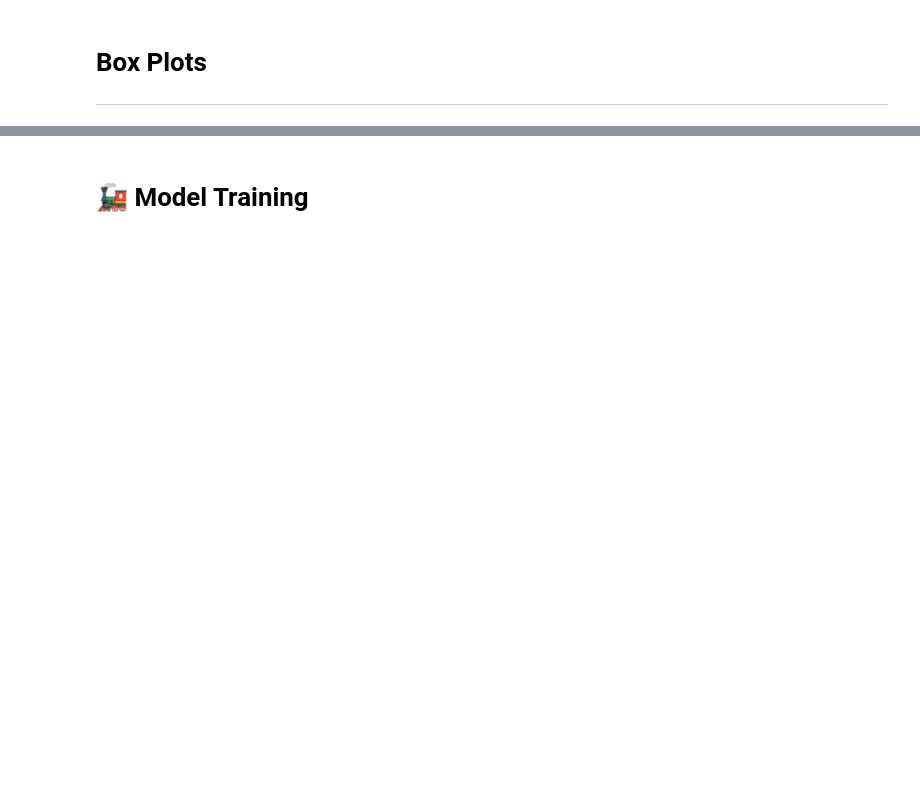
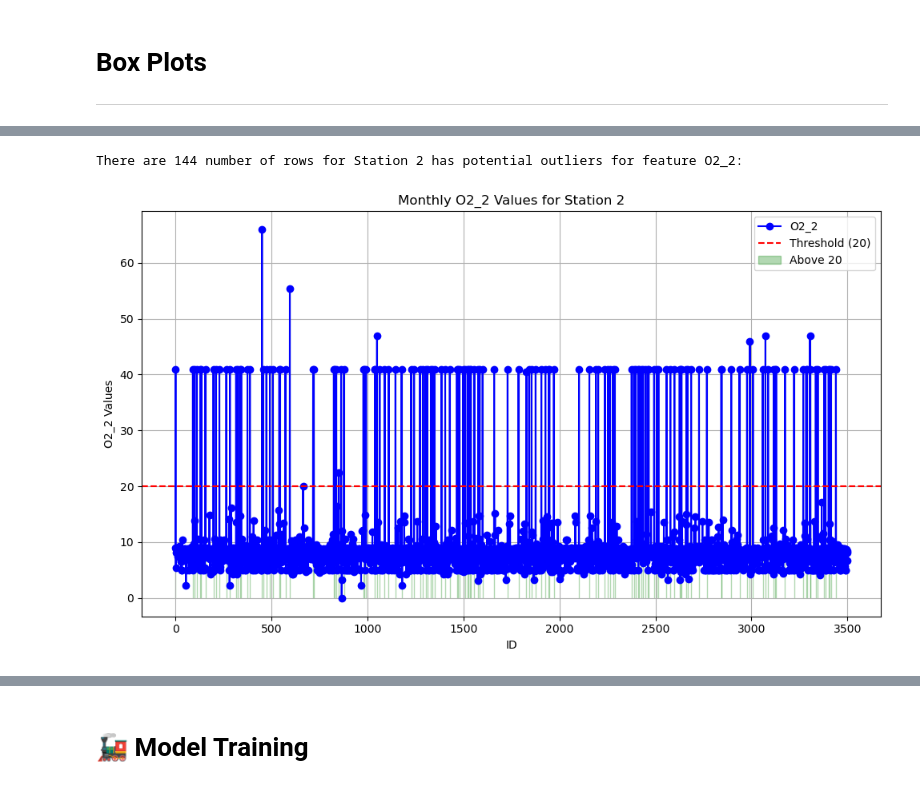
Before and after one commit to tonyhollaar/kaggle-competitions, a Jupyter notebook: improve-a-fixed-model-the-data-centric-way.ipynb, the cells around one changed output, grey strips where cells are left out. Saved outputs shown, nothing was run; the diff lists cells and outputs as text; code cells hidden in the pictures; blank space fills up the shorter version.

```diff
--- a/improve-a-fixed-model-the-data-centric-way.ipynb
+++ b/improve-a-fixed-model-the-data-centric-way.ipynb
@@ -295,0 +634,24 @@ fig.show()
+# %%
+# could be once a month the level is off for station 2
+filtered_df = df[df['O2_2'] > 20]
+selected_column = filtered_df['O2_2']
+print(f'There are {len(selected_column)} number of rows for Station 2 has potential outliers for feature O2_2:')
+# %% [output]
+There are 144 number of rows for Station 2 has potential outliers for feature O2_2:
+# %%
+# Plot the 'O2_2' values against the 'id' column
+plt.figure(figsize=(10, 6))
+plt.plot(df['id'], df['O2_2'], marker='o', linestyle='-', color='b', label='O2_2')
+plt.axhline(y=20, color='r', linestyle='--', label='Threshold (20)')
+plt.fill_between(df['id'], df['O2_2'], where=(df['O2_2'] > 20), color='green', alpha=0.3, label='Above 20')
+plt.xlabel('ID')
+plt.ylabel('O2_2 Values')
+plt.title('Monthly O2_2 Values for Station 2')
+plt.legend()
+plt.grid(True)
+plt.tight_layout()
+
+# Show the plot
+plt.show()
+# %% [output]
+[figure, added]
```
Also changed, not shown: parts of 41 cells of this notebook.
